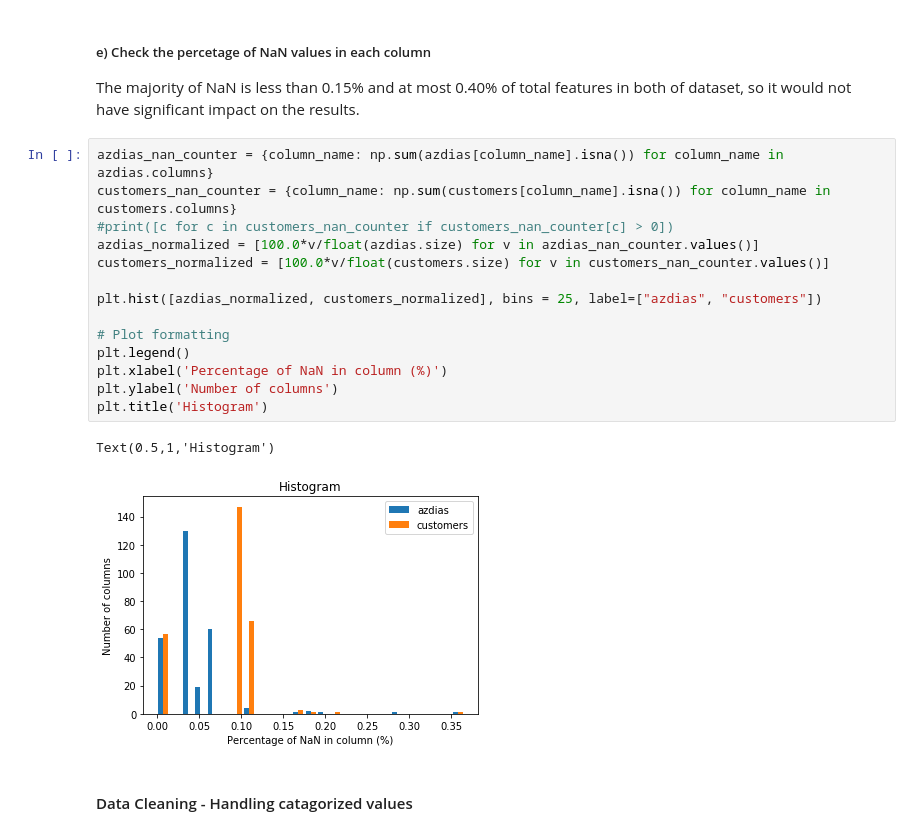
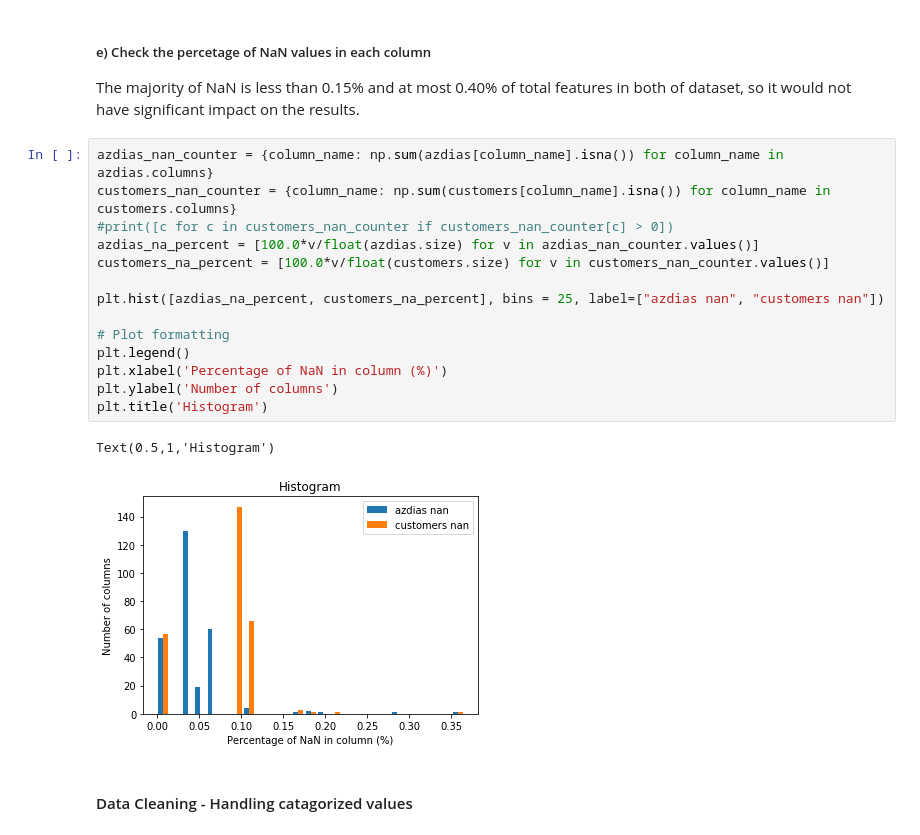
Before and after one commit to hsinyehchen/Data_Science_Projects, a Jupyter notebook: Arvato/Arvato Project Workbook.ipynb, the cells around one changed output. Drawn from its saved outputs; the diff is of its cells as text.

```diff
--- a/Arvato/Arvato Project Workbook.ipynb
+++ b/Arvato/Arvato Project Workbook.ipynb
@@ -153,20 +153,20 @@ The majority of NaN is less than 0.15% and at most 0.40% of total features in bo
 # %%
 azdias_nan_counter = {column_name: np.sum(azdias[column_name].isna()) for column_name in azdias.columns}
 customers_nan_counter = {column_name: np.sum(customers[column_name].isna()) for column_name in customers.columns}
 #print([c for c in customers_nan_counter if customers_nan_counter[c] > 0])
-azdias_normalized = [100.0*v/float(azdias.size) for v in azdias_nan_counter.values()]
-customers_normalized = [100.0*v/float(customers.size) for v in customers_nan_counter.values()]
+azdias_na_percent = [100.0*v/float(azdias.size) for v in azdias_nan_counter.values()]
+customers_na_percent = [100.0*v/float(customers.size) for v in customers_nan_counter.values()]
 
-plt.hist([azdias_normalized, customers_normalized], bins = 25, label=["azdias", "customers"])
+plt.hist([azdias_na_percent, customers_na_percent], bins = 25, label=["azdias nan", "customers nan"])
 
 # Plot formatting
 plt.legend()
 plt.xlabel('Percentage of NaN in column (%)')
 plt.ylabel('Number of columns')
 plt.title('Histogram')
 # %% [output]
 Text(0.5,1,'Histogram')
-[figure, old version]
+[figure, new version]
 # %% [markdown]
 #### Data Cleaning - Handling catagorized values
 # %%
```
Also changed, not shown: parts of 14 cells of this notebook.
